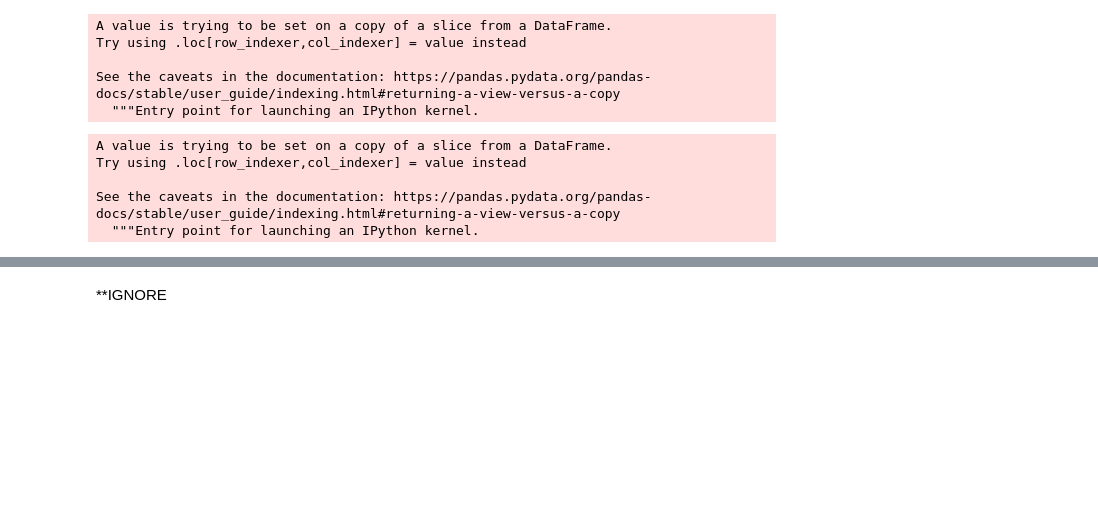
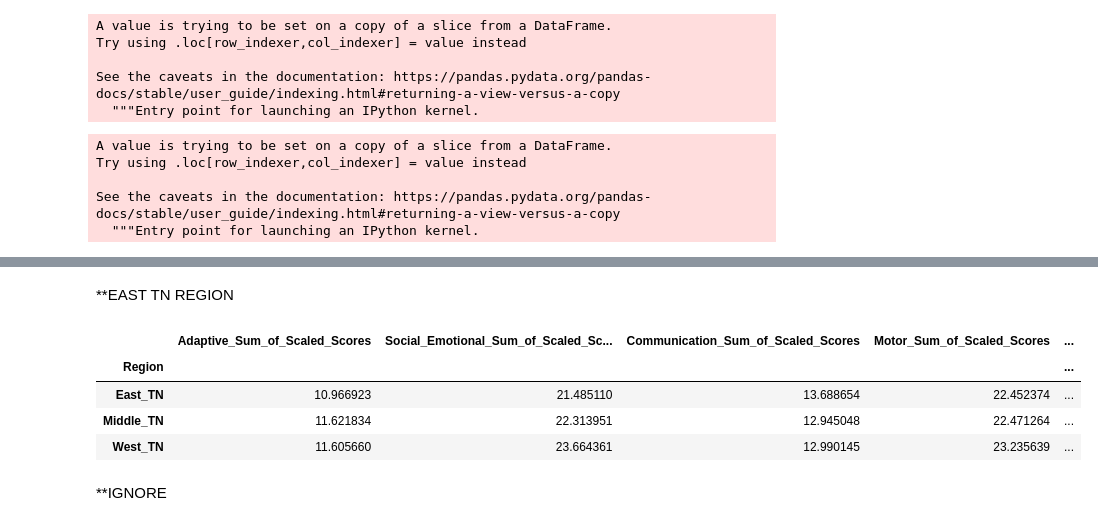
Before and after one commit to NSS-Data-Analytics-Cohort-10/teis-concat-dog, a Jupyter notebook: notebooks/TEIS-AH.ipynb, the cells around one changed output, grey strips where cells are left out. Cells and saved outputs as stored; diff of their text form; code cells hidden in the pictures; blank space fills up the shorter version.

Commit message:
region analysis

```diff
--- a/notebooks/TEIS-AH.ipynb
+++ b/notebooks/TEIS-AH.ipynb
@@ -207,3 +243,21 @@ dataset_clean
+# %%
+dataset_clean['Region'] = dataset_clean['Region'].str.replace('South Central','Middle_TN')
+# %% [markdown]
+**EAST TN REGION
+# %%
+dataset_clean['Region'] = dataset_clean['Region'].str.replace('First Tennessee','East_TN')
+# %%
+dataset_clean['Region'] = dataset_clean['Region'].str.replace('East Tennessee','East_TN')
+# %%
+dataset_clean['Region'] = dataset_clean['Region'].str.replace('Southeast Tennessee','East_TN')
+# %%
+dataset_clean.groupby('Region')[['Adaptive_Sum_of_Scaled_Scores','Social_Emotional_Sum_of_Scaled_Scores','Communication_Sum_of_Scaled_Scores','Motor_Sum_of_Scaled_Scores','Cognitive_Sum_of_Scaled_Scores']].mean()
+# %% [output]
+|  | Adaptive_Sum_of_Scaled_Scores | Social_Emotional_Sum_of_Scaled_Sc... | Communication_Sum_of_Scaled_Scores | Motor_Sum_of_Scaled_Scores | ... |
+| Region |  |  |  |  | ... |
+| East_TN | 10.966923 | 21.485110 | 13.688654 | 22.452374 | ... |
+| Middle_TN | 11.621834 | 22.313951 | 12.945048 | 22.471264 | ... |
+| West_TN | 11.605660 | 23.664361 | 12.990145 | 23.235639 | ... |
 # %% [markdown]
 **IGNORE
 # %%
```
Also changed, not shown: parts of 14 cells of this notebook.
